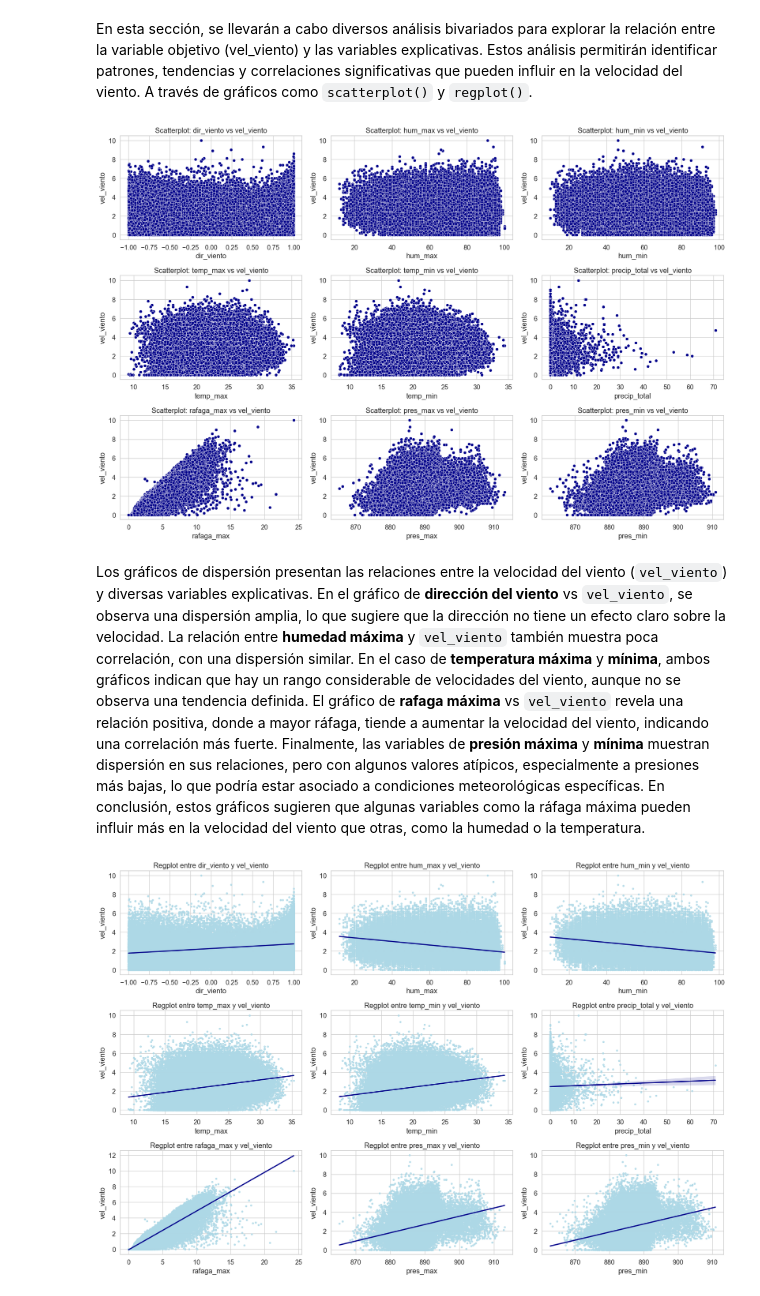
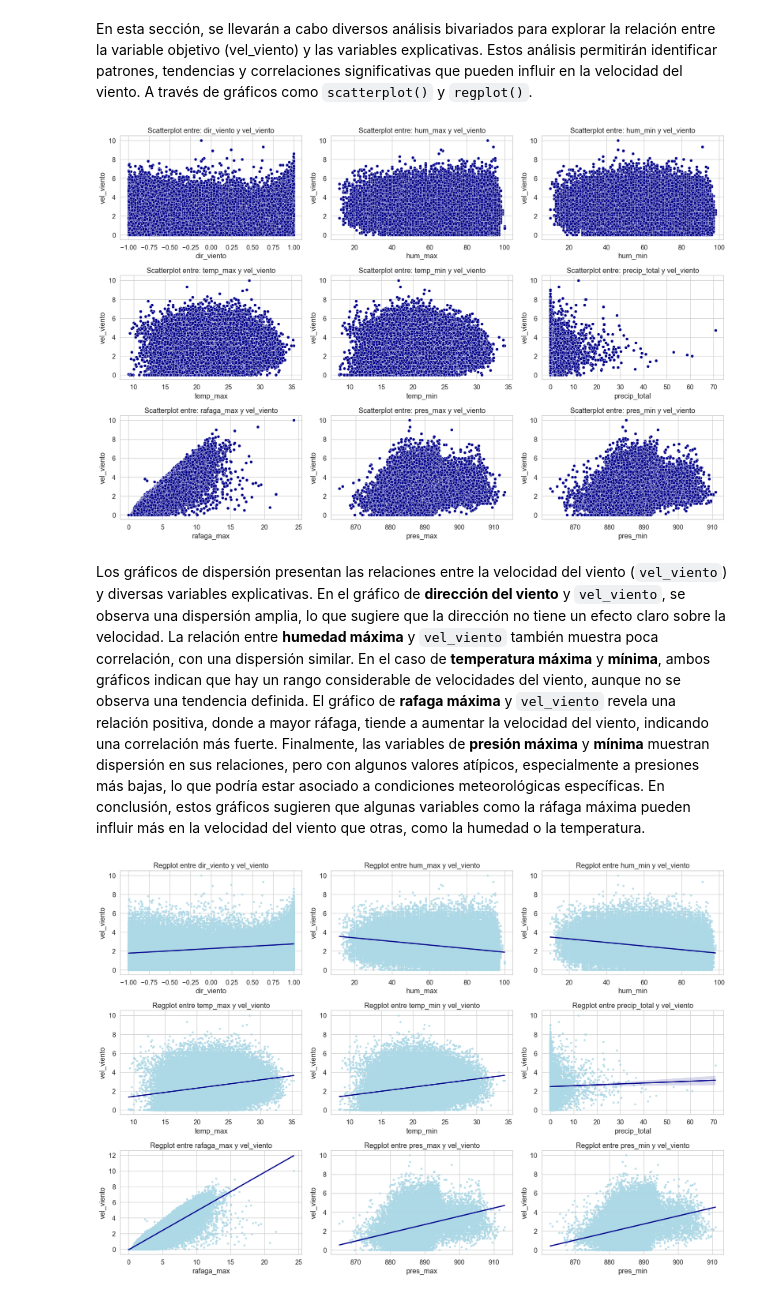
Before and after one commit to kmarcela11/Parcial2_MachineLearning, a Jupyter notebook: _sources/Ejercicio1.ipynb, the cells around one changed output. Saved outputs shown, nothing was run; the diff lists cells and outputs as text; code cells hidden in the pictures.

```diff
--- a/_sources/Ejercicio1.ipynb
+++ b/_sources/Ejercicio1.ipynb
@@ -788,23 +831,21 @@ En esta sección, se llevarán a cabo diversos análisis bivariados para explora
 ejex = data_modelo.columns.drop('vel_viento')
 ejey = data_modelo['vel_viento']
 # %%
-fig, axs = plt.subplots(nrows=3, ncols=3, figsize=(18, 12))
-# Aplanar la matriz de ejes para facilitar el acceso
+fig, axs = plt.subplots(nrows = 3, ncols = 3, figsize = (18, 12))
 axs = axs.flatten()
 
-# Generar scatter plots
-for i, variables in enumerate(ejex):
-    sns.scatterplot(x = data_modelo[variables], y = ejey, ax = axs[i], color = 'darkblue')
-    axs[i].set_title(f'Scatterplot entre: {variables} y vel_viento')
-    axs[i].set_xlabel(variables)
+for i, variable in enumerate(ejex):
+    sns.scatterplot(x = data_modelo[variable], y = ejey, ax = axs[i], color = 'darkblue')
+    axs[i].set_title(f'Scatterplot entre: {variable} y vel_viento')
+    axs[i].set_xlabel(variable)
     axs[i].set_ylabel('vel_viento')
 
 plt.tight_layout()
 plt.show()
 # %% [output]
-[figure, old version]
+[figure, new version]
 # %% [markdown]
-Los gráficos de dispersión presentan las relaciones entre la velocidad del viento (`vel_viento`) y diversas variables explicativas. En el gráfico de **dirección del viento** vs `vel_viento`, se observa una dispersión amplia, lo que sugiere que la dirección no tiene un efecto claro sobre la velocidad. La relación entre **humedad máxima** y `vel_viento` también muestra poca correlación, con una dispersión similar. En el caso de **temperatura máxima** y **mínima**, ambos gráficos indican que hay un rango considerable de velocidades del viento, aunque no se observa una tendencia definida. El gráfico de **rafaga máxima** vs `vel_viento` revela una relación positiva, donde a mayor ráfaga, tiende a aumentar la velocidad del viento, indicando una correlación más fuerte. Finalmente, las variables de **presión máxima** y **mínima** muestran dispersión en sus relaciones, pero con algunos valores atípicos, especialmente a presiones más bajas, lo que podría estar asociado a condiciones meteorológicas específicas. En conclusión, estos gráficos sugieren que algunas variables como la ráfaga máxima pueden influir más en la velocidad del viento que otras, como la humedad o la temperatura.
+Los gráficos de dispersión presentan las relaciones entre la velocidad del viento (`vel_viento`) y diversas variables explicativas. En el gráfico de **dirección del viento** y `vel_viento`, se observa una dispersión amplia, lo que sugiere que la dirección no tiene un efecto claro sobre la velocidad. La relación entre **humedad máxima** y `vel_viento` también muestra poca correlación, con una dispersión similar. En el caso de **temperatura máxima** y **mínima**, ambos gráficos indican que hay un rango considerable de velocidades del viento, aunque no se observa una tendencia definida. El gráfico de **rafaga máxima** y `vel_viento` revela una relación positiva, donde a mayor ráfaga, tiende a aumentar la velocidad del viento, indicando una correlación más fuerte. Finalmente, las variables de **presión máxima** y **mínima** muestran dispersión en sus relaciones, pero con algunos valores atípicos, especialmente a presiones más bajas, lo que podría estar asociado a condiciones meteorológicas específicas. En conclusión, estos gráficos sugieren que algunas variables como la ráfaga máxima pueden influir más en la velocidad del viento que otras, como la humedad o la temperatura.
 # %%
 fig, axs = plt.subplots(nrows=3, ncols=3, figsize=(18, 12))
 
```
Also changed, not shown: parts of 11 cells of this notebook, 11 other files.
